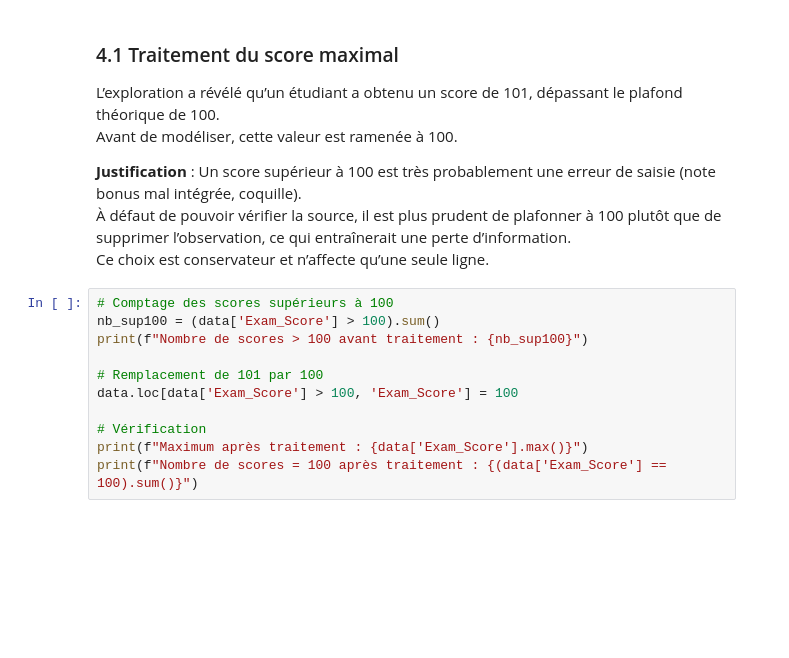
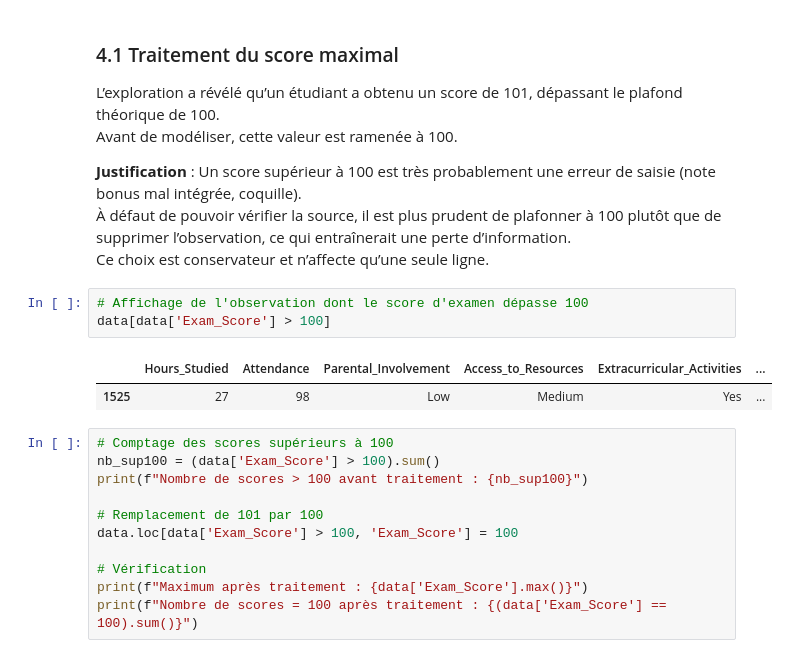
Before and after one commit to SMS-LH/Student-Performance, a Jupyter notebook: notebooks/02_model_testing.ipynb, the cells around one changed output. Cells and saved outputs as stored; diff of their text form; blank space fills up the shorter version.

```diff
--- a/notebooks/02_model_testing.ipynb
+++ b/notebooks/02_model_testing.ipynb
@@ -117,6 +116,12 @@ Avant de modéliser, cette valeur est ramenée à 100.
 **Justification** : Un score supérieur à 100 est très probablement une erreur de saisie (note bonus mal intégrée, coquille).
 À défaut de pouvoir vérifier la source, il est plus prudent de plafonner à 100 plutôt que de supprimer l’observation, ce qui entraînerait une perte d’information.
 Ce choix est conservateur et n’affecte qu’une seule ligne.
+# %%
+# Affichage de l'observation dont le score d'examen dépasse 100
+data[data['Exam_Score'] > 100]
+# %% [output]
+|  | Hours_Studied | Attendance | Parental_Involvement | Access_to_Resources | Extracurricular_Activities | ... |
+| 1525 | 27 | 98 | Low | Medium | Yes | ... |
 # %%
 # Comptage des scores supérieurs à 100
 nb_sup100 = (data['Exam_Score'] > 100).sum()
```
Also changed, not shown: parts of 1 cell of this notebook, 1 other file.
